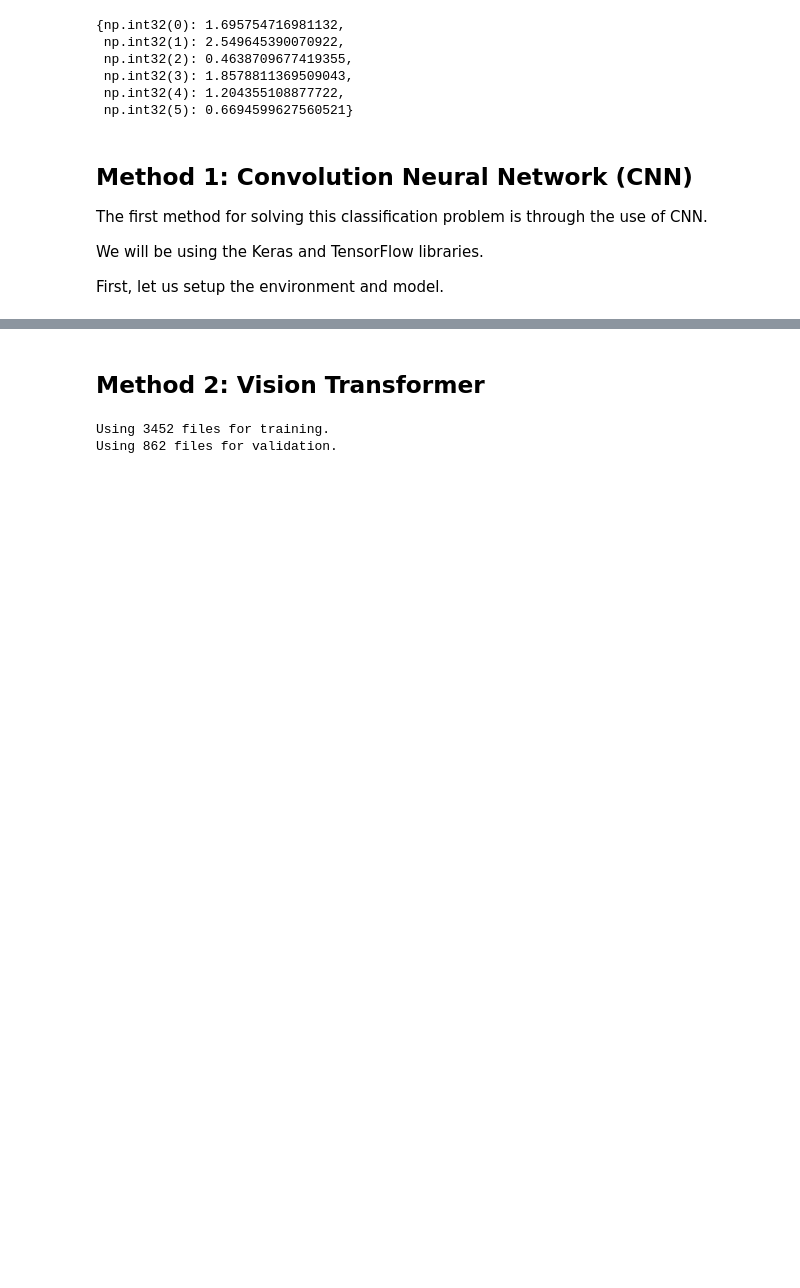
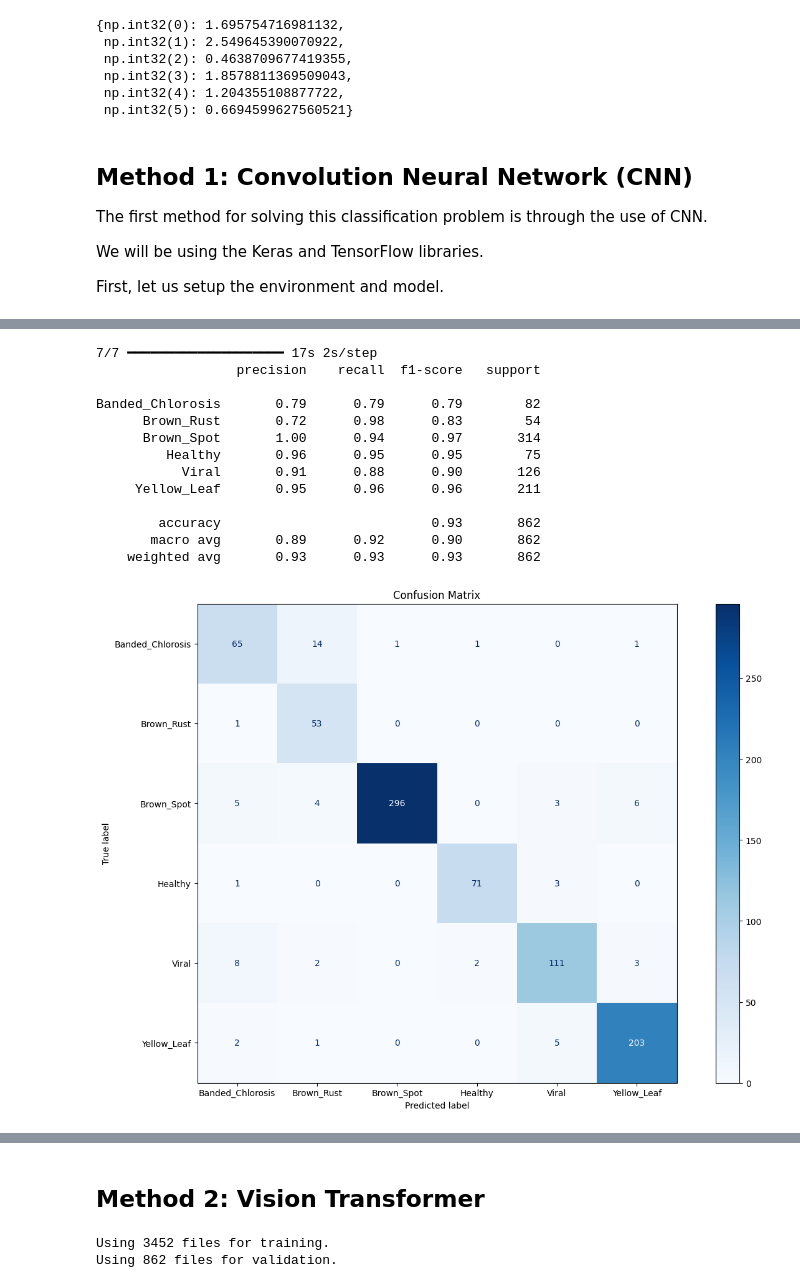
Before and after one commit to ktrin-u/KEY-Sugarcane-Image-Classifier, a Jupyter notebook: model_training.ipynb, the cells around one changed output, grey strips where cells are left out. Drawn from its saved outputs; the diff is of its cells as text; code cells hidden in the pictures; blank space fills up the shorter version.

```diff
--- a/model_training.ipynb
+++ b/model_training.ipynb
@@ -34,18 +34,13 @@ TRAIN_DIRECTORY = Path("./train")
 
 train_ds: tf.data.Dataset
 validation_ds: tf.data.Dataset
-train_ds, validation_ds = keras.utils.image_dataset_from_directory(
+ds = keras.utils.image_dataset_from_directory(
     directory=TRAIN_DIRECTORY,
     labels="inferred",
-    label_mode="int",
+    label_mode="int",  # spare categorical
     class_names=classes,
     color_mode="rgb",
-    batch_size=None,  # type: ignore
-    shuffle=True,
-    seed=SEED,
-    validation_split=0.2,
-    subset="both",
-    pad_to_aspect_ratio=True,
+    batch_size=None,  # type: ignore ; to examine the distribution
 )
 
 
@@ -69,10 +64,7 @@ def get_class_distribution(
     return class_count, class_mappings
 
 
-class_count_train, class_mappings = get_class_distribution(train_ds, True)
-class_count_validation, _ = get_class_distribution(validation_ds)
+class_count, class_mappings = get_class_distribution(ds, True)
 
-# pprint(class_count_train)
 pprint(class_mappings)
-# print(f"MINIMUM: {minimum_class}, {minimum_class_count} ")
 # %% [output]
@@ -254,2 +230,34 @@ Epoch 12/30
+# %%
+from sklearn.metrics import classification_report, confusion_matrix, ConfusionMatrixDisplay
+
+y_pred = transfer_model.predict(validation_ds_optimized)
+y_pred_classes = np.argmax(y_pred, axis=1)  # get index of highest probability to convert probabilities to class indices
+
+y_true = np.concatenate([y for _, y in validation_ds_optimized], axis=-1)  # type: ignore ; get labels
+
+report = classification_report(y_true, y_pred_classes, target_names=classes)
+print(report)
+
+cm = confusion_matrix(y_true, y_pred_classes)
+plt.figure(figsize=(16, 10))
+disp = ConfusionMatrixDisplay(confusion_matrix=cm, display_labels=classes)
+disp.plot(cmap=plt.cm.Blues, ax=plt.gca())  # type: ignore
+plt.title("Confusion Matrix")
+plt.show()
+# %% [output]
+7/7 ━━━━━━━━━━━━━━━━━━━━ 17s 2s/step
+                  precision    recall  f1-score   support
+
+Banded_Chlorosis       0.79      0.79      0.79        82
+      Brown_Rust       0.72      0.98      0.83        54
+      Brown_Spot       1.00      0.94      0.97       314
+         Healthy       0.96      0.95      0.95        75
+           Viral       0.91      0.88      0.90       126
+     Yellow_Leaf       0.95      0.96      0.96       211
+
+        accuracy                           0.93       862
+       macro avg       0.89      0.92      0.90       862
+    weighted avg       0.93      0.93      0.93       862
+[figure, added]
 # %%
 def generate_metric_plots(history):
```
Also changed, not shown: parts of 6 cells of this notebook.
